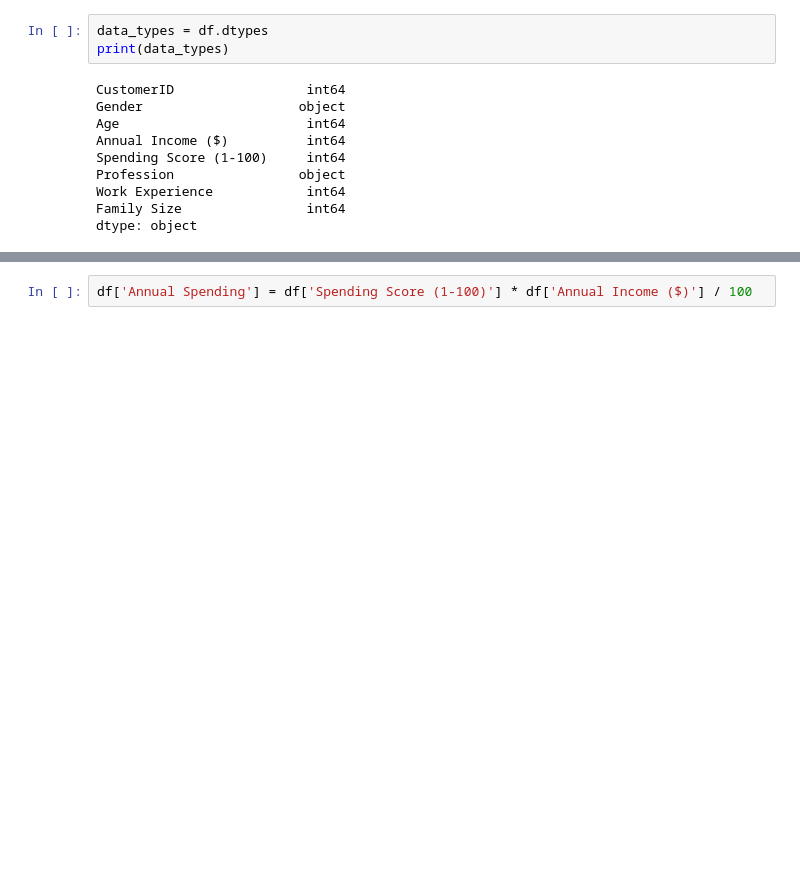
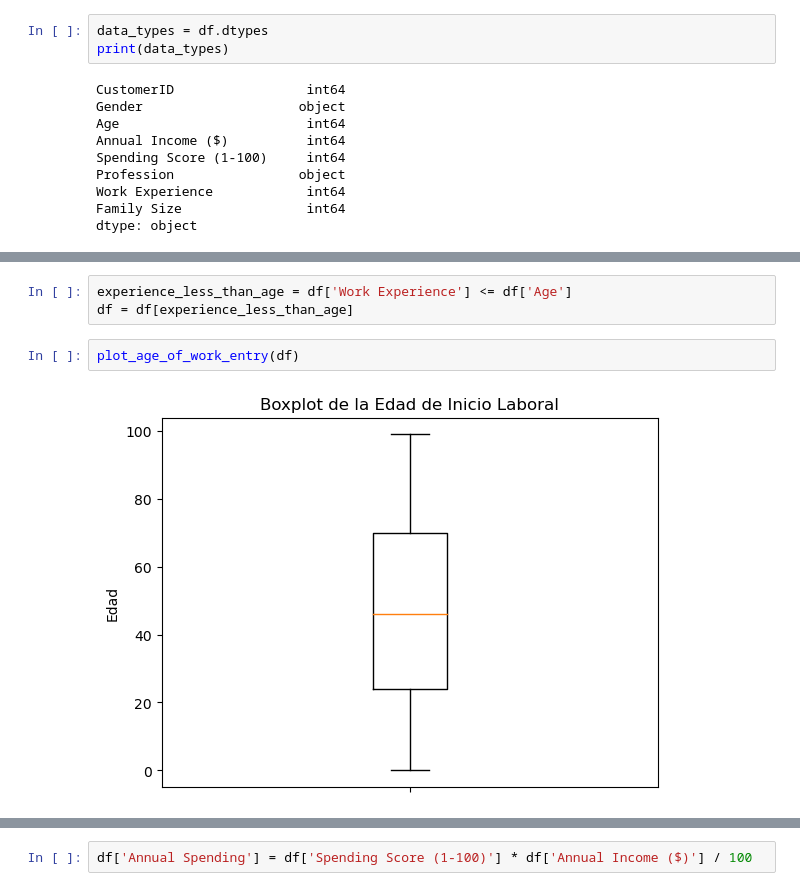
Before and after one commit to LauraDanielamg/TechnicalTestBipi, a Jupyter notebook: TechnicalTest.ipynb, the cells around one changed output, grey strips where cells are left out. Saved outputs shown, nothing was run; the diff lists cells and outputs as text; blank space fills up the shorter version.

```diff
--- a/TechnicalTest.ipynb
+++ b/TechnicalTest.ipynb
@@ -259,0 +152,7 @@ Por ejemplo:
+# %%
+experience_less_than_age = df['Work Experience'] <= df['Age']
+df = df[experience_less_than_age]
+# %%
+plot_age_of_work_entry(df)
+# %% [output]
+[figure, added]
```
Also changed, not shown: parts of 88 cells of this notebook.
